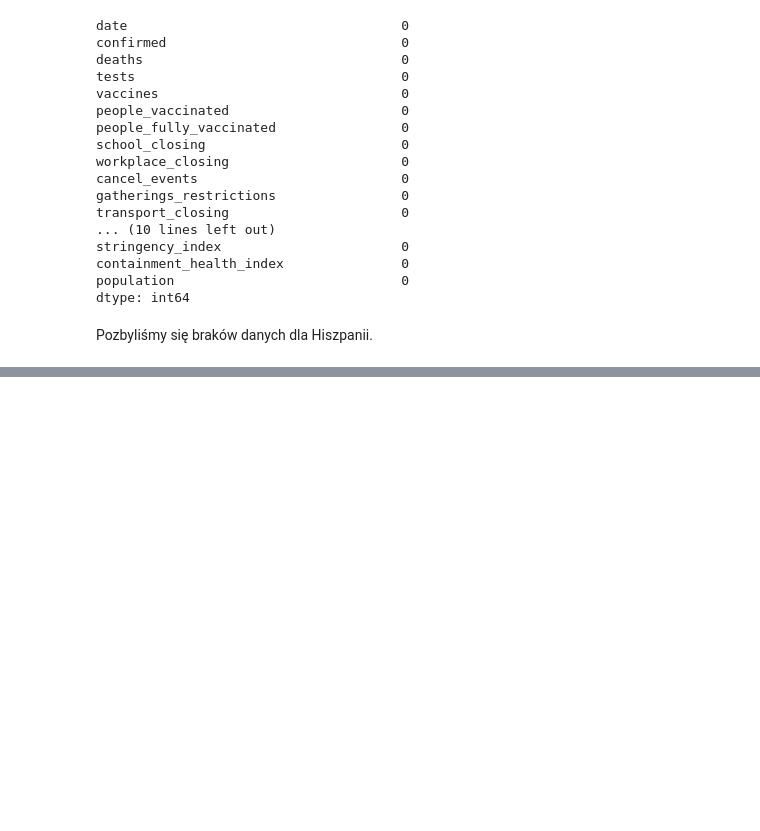
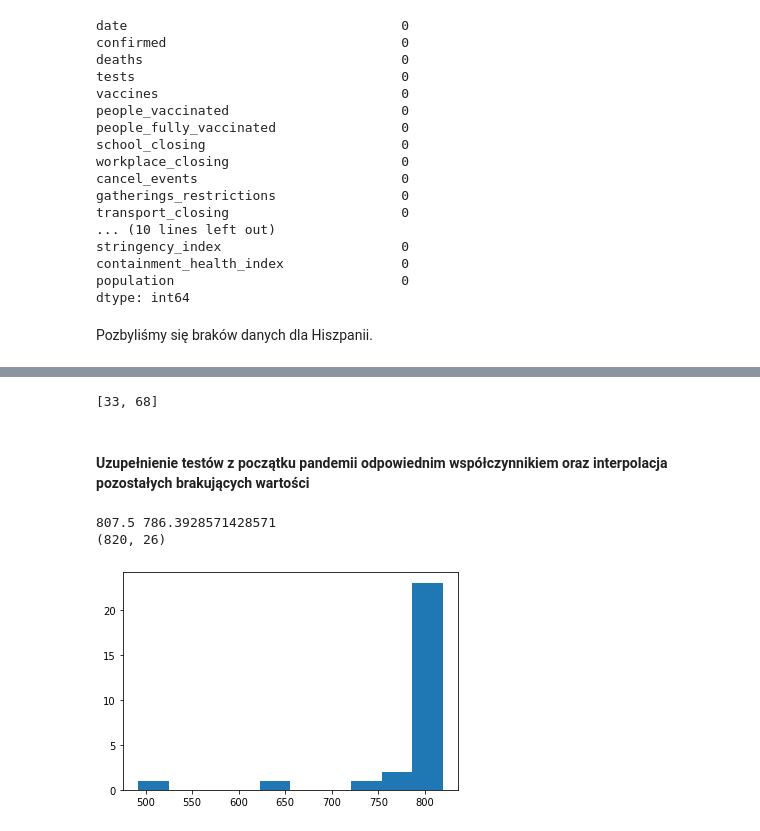
Before and after one commit to kzarnowski/covid19-analysis, a Jupyter notebook: P1.ipynb, the cells around one changed output, grey strips where cells are left out. Saved outputs shown, nothing was run; the diff lists cells and outputs as text; code cells hidden in the pictures; blank space fills up the shorter version.

```diff
--- a/P1.ipynb
+++ b/P1.ipynb
@@ -385,0 +493,51 @@ Pozbyliśmy się braków danych dla Hiszpanii.
+# %%
+cols = ['vaccines', 'people_vaccinated', 'people_fully_vaccinated', 'confirmed', 'deaths']
+
+for i, country_df in enumerate(world_by_countries):
+    country_df[cols] = country_df[cols].interpolate('linear')
+    world_by_countries[i] = country_df
+# %%
+cols = ['vaccines', 'people_vaccinated', 'people_fully_vaccinated']
+countries_to_delete = []
+for i, country_df in enumerate(world_by_countries):
+    vaccine_nulls_ratio = (100 * country_df[cols].isnull().sum() / country_df.shape[0]).sum() / len(cols)
+    if vaccine_nulls_ratio == 100:
+        countries_to_delete.append(i)
+print(countries_to_delete)
+
+for idx in reversed(countries_to_delete):
+    del world_by_countries[idx]
+# %% [output]
+[33, 68]
+# %% [markdown]
+#### Uzupełnienie testów z początku pandemii odpowiednim współczynnikiem oraz interpolacja pozostałych brakujących wartości
+# %%
+for k, country_df in enumerate(world_by_countries):
+    # Uzupełnienie z początku pandemii
+    country_df = country_df.reset_index(drop=True)
+    i = country_df.tests.first_valid_index()
+    a = country_df['tests'][i:i+14]
+    b = country_df['confirmed'][i:i+14]
+    ratio = np.divide(a, b, out=np.zeros_like(a), where=b!=0 )
+    mean_ratio = max(ratio.mean(), 1)
+    country_df.loc[:i,'tests'] = (country_df['confirmed'][:i+1] * mean_ratio).astype(int)
+    # Interpolacja pozostałych wartości
+    country_df['tests'] = country_df['tests'].interpolate('linear')
+
+    world_by_countries[k] = country_df
+# %%
+first_null= []
+for country_df in world_by_countries:
+    nulls = country_df[country_df['cancel_events'].isnull()].index.tolist()
+    if nulls:
+        first_null.append(nulls[0])
+print(np.median(first_null), np.mean(first_null))
+print(world_by_countries[0].shape)
+# %% [output]
+807.5 786.3928571428571
+(820, 26)
+# %%
+plt.hist(first_null)
+plt.show()
+# %% [output]
+[figure, added]
```
Also changed, not shown: parts of 40 cells of this notebook.
